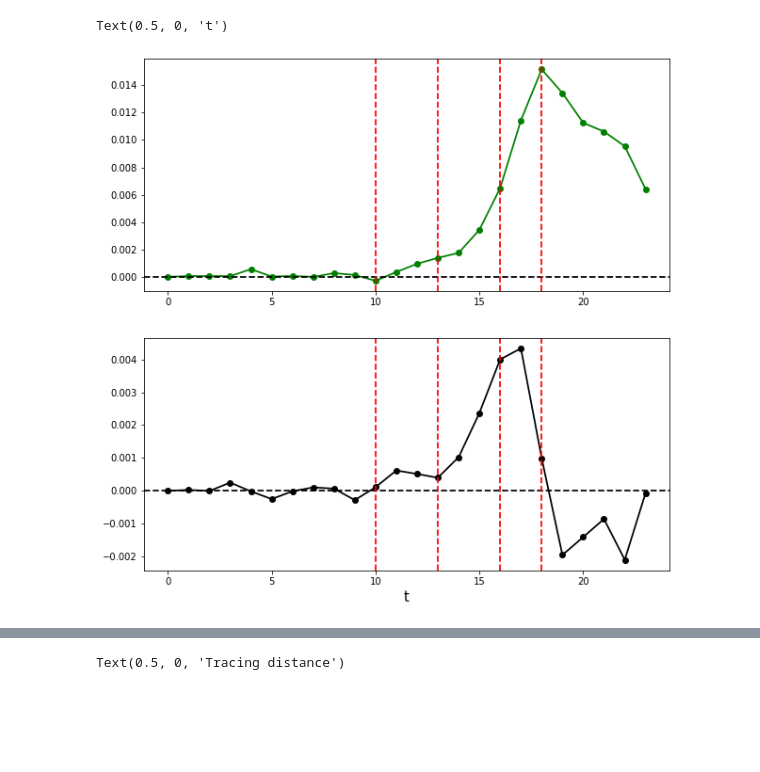
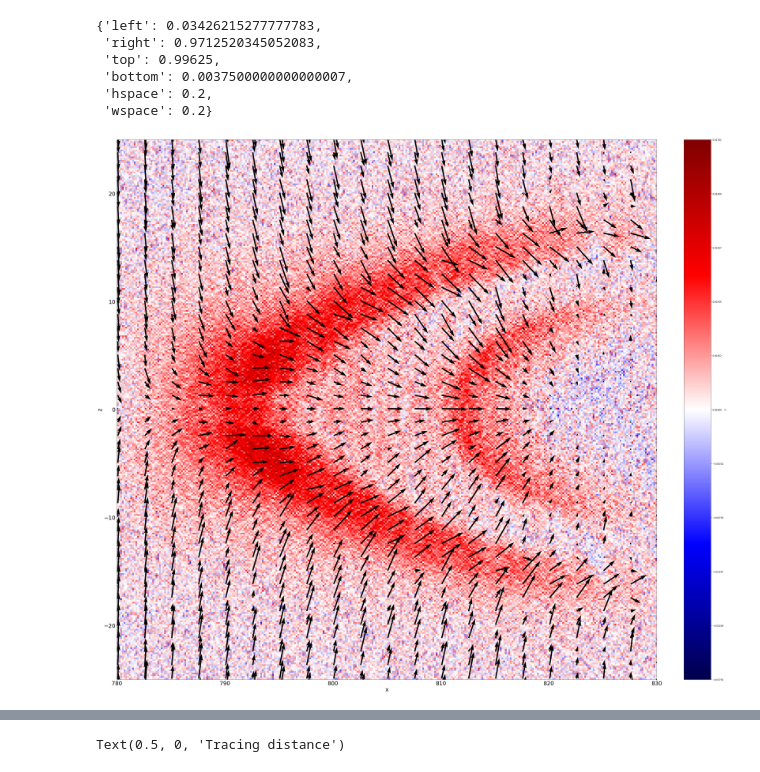
Before and after one commit to d0118dominic/notebooks, a Jupyter notebook: Rx_Evolution_JGR.ipynb, the cells around one changed output, grey strips where cells are left out. Cells and saved outputs as stored; diff of their text form; code cells hidden in the pictures; blank space fills up the shorter version.

```diff
--- a/Rx_Evolution_JGR.ipynb
+++ b/Rx_Evolution_JGR.ipynb
@@ -394,17 +370,17 @@ plt.subplot(2,1,1)
 
 
 
-start = 0
-stop = 24
+start = 18
+stop = 28
 times = list(range(start,stop))
 
 plt.plot(ERx[start:stop], marker = 'o', color = 'g')
 plt.yscale('linear')
 plt.axhline(y=0, color = 'k',linestyle = '--')
-plt.axvline(x=10-start, color = 'r',linestyle = '--')
-plt.axvline(x=13-start, color = 'r',linestyle = '--')
-plt.axvline(x=16-start, color = 'r',linestyle = '--')
-plt.axvline(x=18-start, color = 'r',linestyle = '--')
+#plt.axvline(x=10-start, color = 'r',linestyle = '--')
+#plt.axvline(x=13-start, color = 'r',linestyle = '--')
+#plt.axvline(x=16-start, color = 'r',linestyle = '--')
+#plt.axvline(x=18-start, color = 'r',linestyle = '--')
 #plt.axvline(x=18, color = 'r',linestyle = '--')
 
 
@@ -412,12 +388,12 @@ plt.axvline(x=18-start, color = 'r',linestyle = '--')
 
 
 plt.subplot(2,1,2)
-plt.plot(dERx[start:stop], marker = 'o',color = 'k')
-plt.axhline(y=0, color = 'k',linestyle = '--')
-plt.axvline(x=10-start, color = 'r',linestyle = '--')
-plt.axvline(x=13-start, color = 'r',linestyle = '--')
-plt.axvline(x=16-start, color = 'r',linestyle = '--')
-plt.axvline(x=18-start, color = 'r',linestyle = '--')
+#plt.plot(dERx[start:stop], marker = 'o',color = 'k')
+#plt.axhline(y=0, color = 'k',linestyle = '--')
+#plt.axvline(x=10-start, color = 'r',linestyle = '--')
+#plt.axvline(x=13-start, color = 'r',linestyle = '--')
+#plt.axvline(x=16-start, color = 'r',linestyle = '--')
+#plt.axvline(x=18-start, color = 'r',linestyle = '--')
 #plt.axvline(x=18, color = 'r',linestyle = '--')
 
 
@@ -427,8 +403,5 @@ plt.axvline(x=18-start, color = 'r',linestyle = '--')
 
 
 plt.xlabel('t', fontsize = 15)
-# %% [output]
-Text(0.5, 0, 't')
-[figure, removed]
 # %%
 
@@ -558,0 +541,24 @@ JEe = jx_e*Ex + jy_e*Ey + jz_e*Ez
+# %%
+# Vector Plotting
+
+plt.figure(figsize=(40, 40))
+
+
+vlt.plot(E['x'], cmap = "seismic", symmetric = "True",cbarlabel="S")
+Q = vlt.plot2d_quiver(S['x=::8, z=::4'],step = 2 ,scale = 30000, linewidth=500)
+plt.xlim(780,830)
+plt.ylim(-25,25)
+fnt = 25
+plt.xticks(fontsize=fnt)
+plt.yticks(fontsize=fnt)
+plt.xlabel('x', fontsize=fnt)
+plt.ylabel('z', fontsize=fnt)
+vlt.auto_adjust_subplots()
+# %% [output]
+{'left': 0.03426215277777783,
+ 'right': 0.9712520345052083,
+ 'top': 0.99625,
+ 'bottom': 0.0037500000000000007,
+ 'hspace': 0.2,
+ 'wspace': 0.2}
+[figure, added]
```
Also changed, not shown: parts of 14 cells of this notebook.
